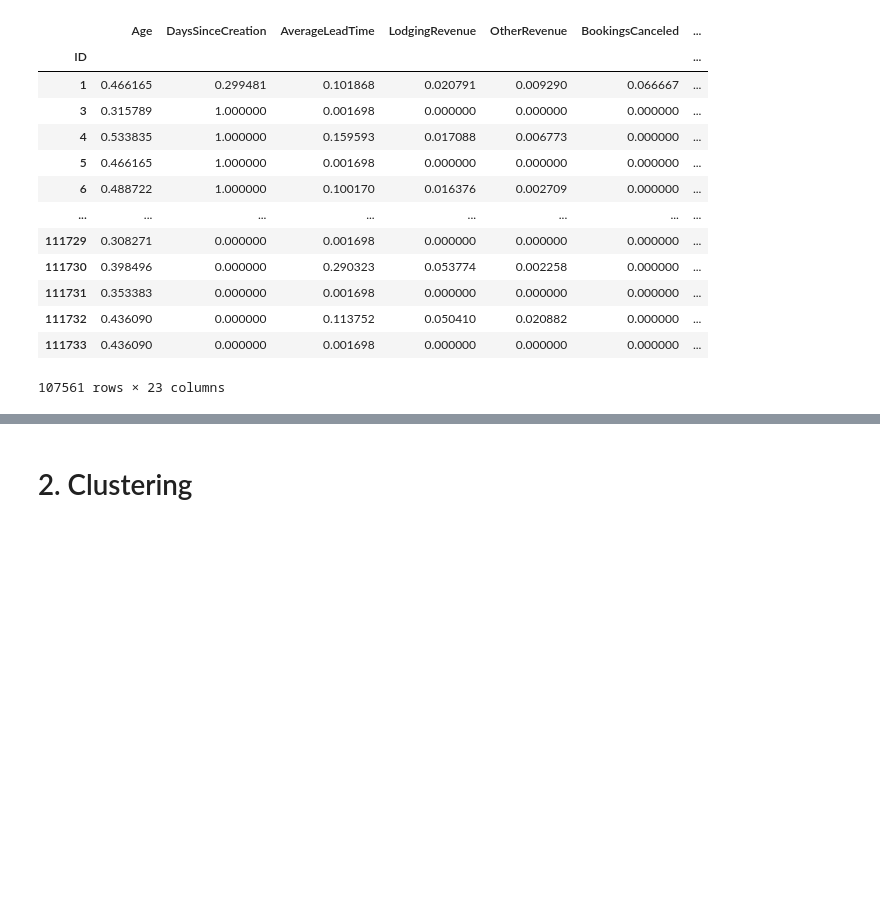
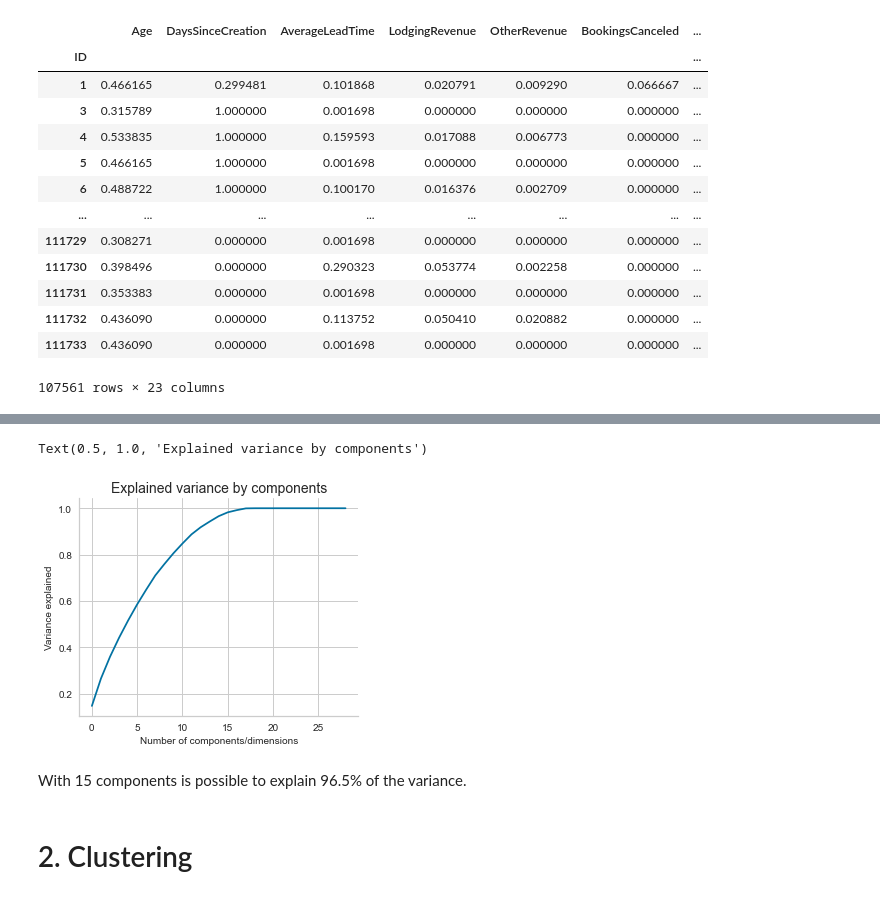
Before and after one commit to MGN19/Hotel-Customer-Segmentation, a Jupyter notebook: Clustering.ipynb, the cells around one changed output, grey strips where cells are left out. Saved outputs shown, nothing was run; the diff lists cells and outputs as text; code cells hidden in the pictures; blank space fills up the shorter version.

```diff
--- a/Clustering.ipynb
+++ b/Clustering.ipynb
@@ -75,0 +127,10 @@ scaled_data
+# %%
+# Fit the PCA algorithm to data
+pca = PCA().fit(X)
+
+# Show the variance per component
+pcaevr = ['{:f}'.format(item) for item in pca.explained_variance_ratio_]
+pcaDF = pd.DataFrame({'Component': range(1, len(X.columns)+1),
+                      'Variance explained': pcaevr,
+                      'Cumulative variance explained': np.cumsum(pca.explained_variance_ratio_)})
+pcaDF
@@ -76,3 +155,21 @@ scaled_data
+# %%
+# Plot the cumulative explained variance
+
+# Draw
+fig , ax = plt.subplots(figsize=(5, 4))
+plt.plot(np.cumsum(pca.explained_variance_ratio_))
+
+# Decoration
+sns.despine()
+plt.xlabel('Number of components/dimensions')
+plt.ylabel('Variance explained')
+plt.rc('axes', labelsize=subPlots_label_fontSize)
+plt.title('Explained variance by components', fontsize=plots_Title_fontSize)
+# %% [output]
+Text(0.5, 1.0, 'Explained variance by components')
+[figure, added]
+# %% [markdown]
+With 15 components is possible to explain 96.5% of the variance.
 # %% [markdown]
 # 2. Clustering
 # %% [markdown]
```
Also changed, not shown: parts of 25 cells of this notebook.
